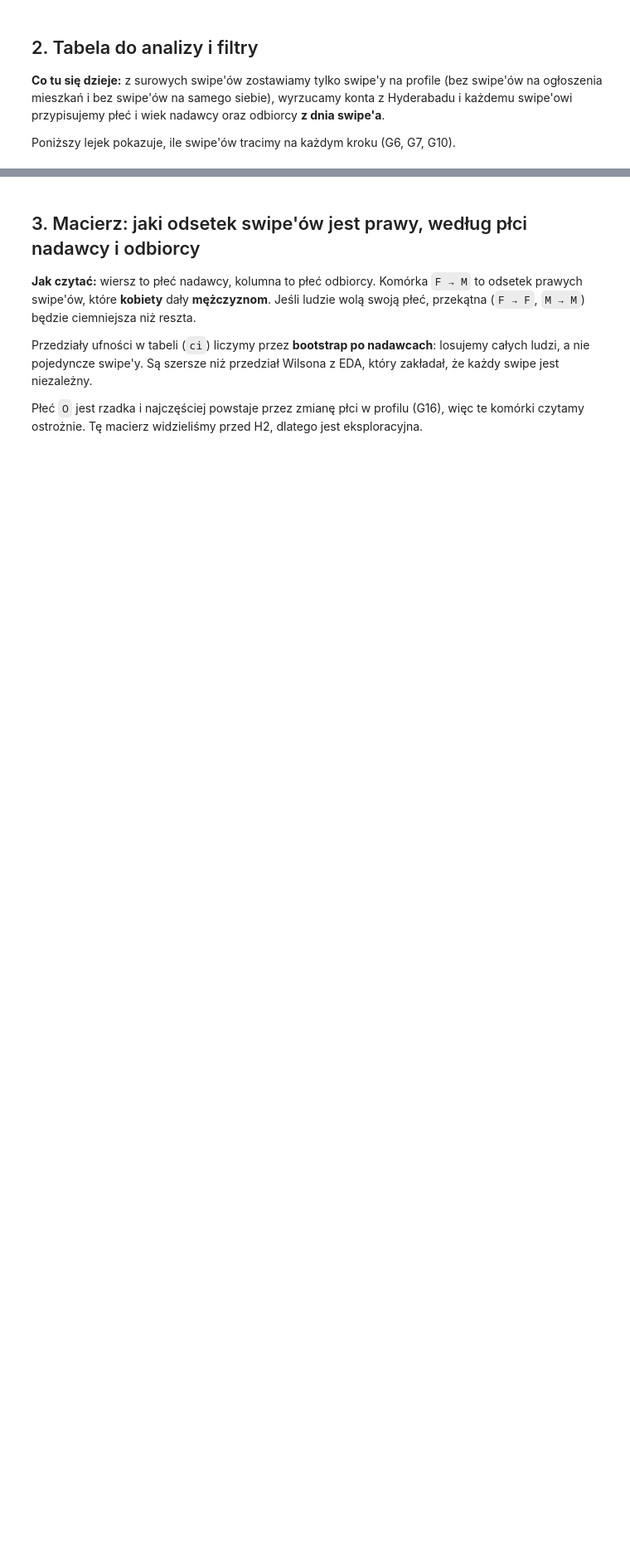
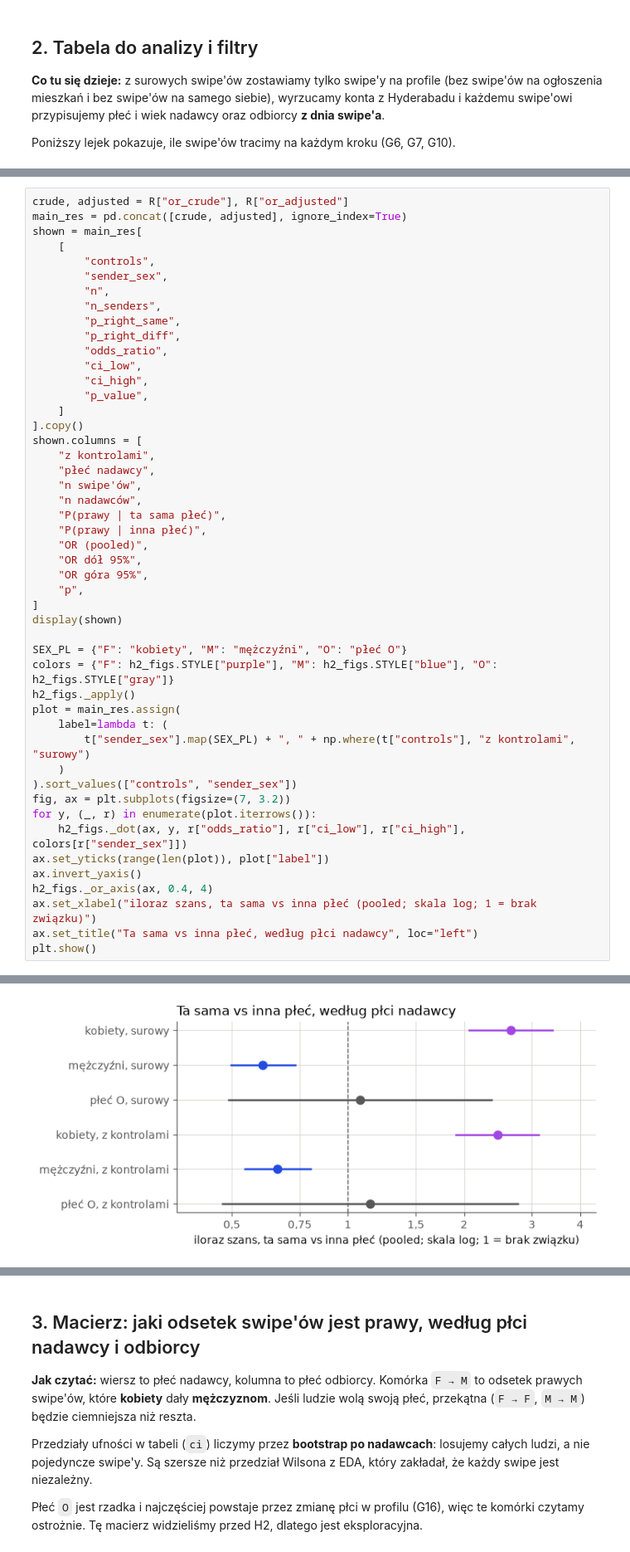
Before and after one commit to banacchini/digital-media-analysis, a Jupyter notebook: notebooks/h2_demographics.ipynb, the cells around one changed output, grey strips where cells are left out. Shown at 83% size. Saved outputs shown, nothing was run; the diff lists cells and outputs as text; blank space fills up the shorter version.

```diff
--- a/notebooks/h2_demographics.ipynb
+++ b/notebooks/h2_demographics.ipynb
@@ -159,0 +242,49 @@ Konta skrajne (same prawe albo same lewe, >= 10 swipe'ów) zostają w analizie g
+# %%
+crude, adjusted = R["or_crude"], R["or_adjusted"]
+main_res = pd.concat([crude, adjusted], ignore_index=True)
+shown = main_res[
+    [
+        "controls",
+        "sender_sex",
+        "n",
+        "n_senders",
+        "p_right_same",
+        "p_right_diff",
+        "odds_ratio",
+        "ci_low",
+        "ci_high",
+        "p_value",
+    ]
+].copy()
+shown.columns = [
+    "z kontrolami",
+    "płeć nadawcy",
+    "n swipe'ów",
+    "n nadawców",
+    "P(prawy | ta sama płeć)",
+    "P(prawy | inna płeć)",
+    "OR (pooled)",
+    "OR dół 95%",
+    "OR góra 95%",
+    "p",
+]
+display(shown)
+
+SEX_PL = {"F": "kobiety", "M": "mężczyźni", "O": "płeć O"}
+colors = {"F": h2_figs.STYLE["purple"], "M": h2_figs.STYLE["blue"], "O": h2_figs.STYLE["gray"]}
+h2_figs._apply()
+plot = main_res.assign(
+    label=lambda t: (
+        t["sender_sex"].map(SEX_PL) + ", " + np.where(t["controls"], "z kontrolami", "surowy")
+    )
+).sort_values(["controls", "sender_sex"])
+fig, ax = plt.subplots(figsize=(7, 3.2))
+for y, (_, r) in enumerate(plot.iterrows()):
+    h2_figs._dot(ax, y, r["odds_ratio"], r["ci_low"], r["ci_high"], colors[r["sender_sex"]])
+ax.set_yticks(range(len(plot)), plot["label"])
+ax.invert_yaxis()
+h2_figs._or_axis(ax, 0.4, 4)
+ax.set_xlabel("iloraz szans, ta sama vs inna płeć (pooled; skala log; 1 = brak związku)")
+ax.set_title("Ta sama vs inna płeć, według płci nadawcy", loc="left")
+plt.show()
+# %% [output]
@@ -159,0 +298 @@ Konta skrajne (same prawe albo same lewe, >= 10 swipe'ów) zostają w analizie g
+[figure, added]
```
Also changed, not shown: parts of 40 cells of this notebook, 18 other files.
